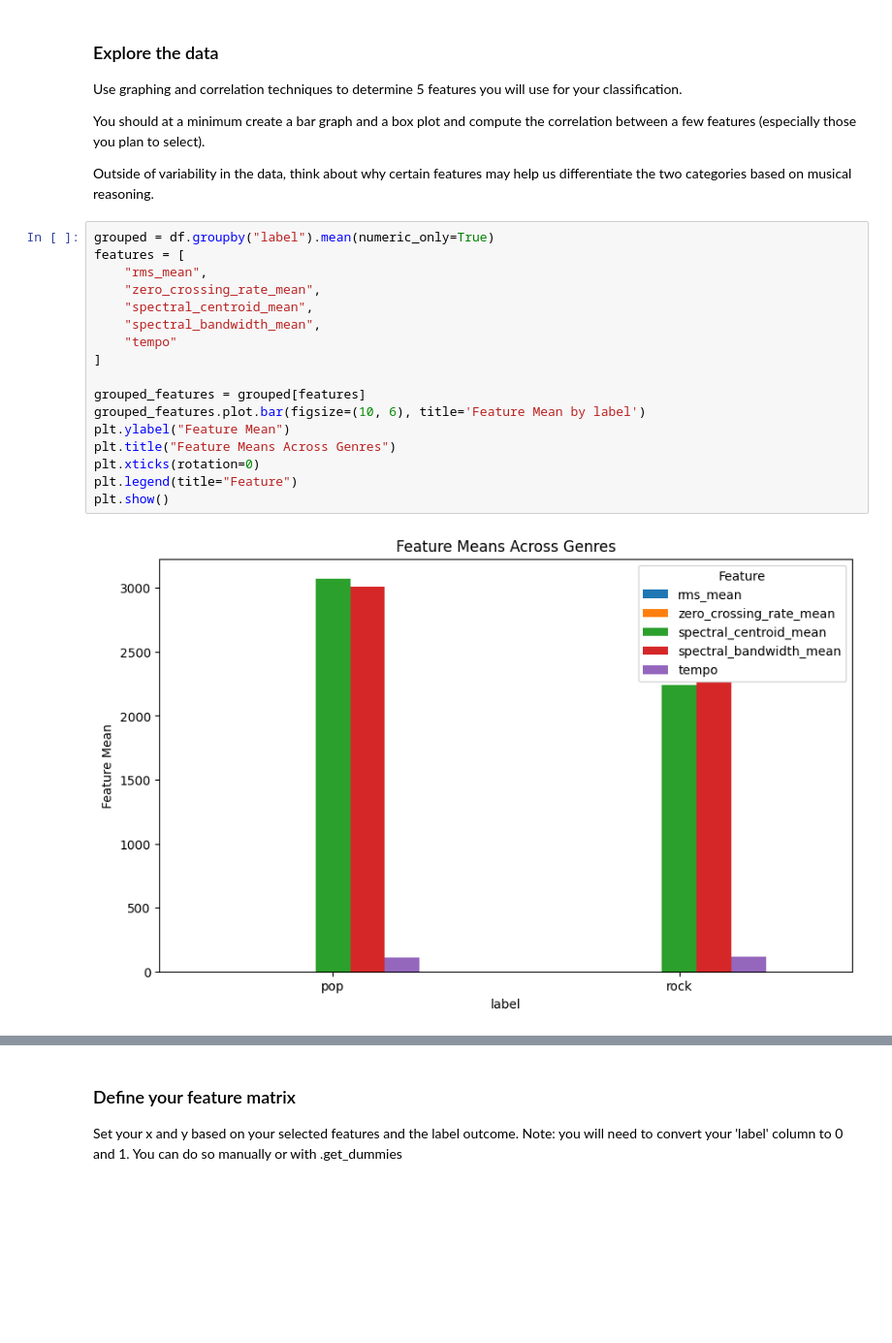
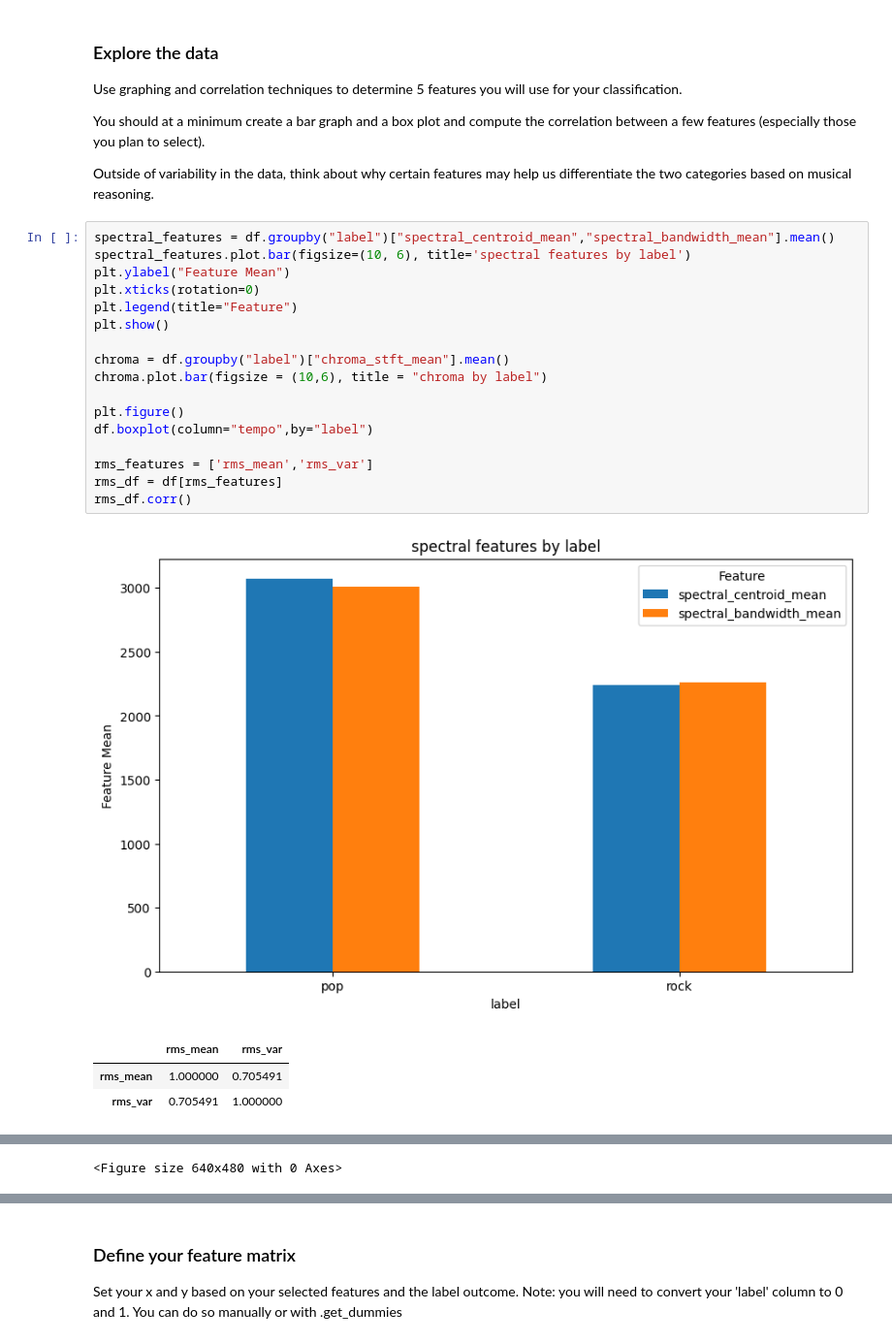
Before and after one commit to Micahlim19/AudioTechII, a Jupyter notebook: Activities/Activity7_PandasRegression.ipynb, the cells around one changed output, grey strips where cells are left out. Shown at 97% size. Drawn from its saved outputs; the diff is of its cells as text; blank space fills up the shorter version.

```diff
--- a/Activities/Activity7_PandasRegression.ipynb
+++ b/Activities/Activity7_PandasRegression.ipynb
@@ -44,21 +44,24 @@ You should at a minimum create a bar graph and a box plot and compute the correl
 
 Outside of variability in the data, think about why certain features may help us differentiate the two categories based on musical reasoning.
 # %%
-grouped = df.groupby("label").mean(numeric_only=True)
-features = [
-    "rms_mean",
-    "zero_crossing_rate_mean",
-    "spectral_centroid_mean",
-    "spectral_bandwidth_mean",
-    "tempo"
-]
-
-grouped_features = grouped[features]
-grouped_features.plot.bar(figsize=(10, 6), title='Feature Mean by label')
+spectral_features = df.groupby("label")["spectral_centroid_mean","spectral_bandwidth_mean"].mean()
+spectral_features.plot.bar(figsize=(10, 6), title='spectral features by label')
 plt.ylabel("Feature Mean")
-plt.title("Feature Means Across Genres")
 plt.xticks(rotation=0)
 plt.legend(title="Feature")
 plt.show()
+
+chroma = df.groupby("label")["chroma_stft_mean"].mean()
+chroma.plot.bar(figsize = (10,6), title = "chroma by label")
+
+plt.figure()
+df.boxplot(column="tempo",by="label")
+
+rms_features = ['rms_mean','rms_var']
+rms_df = df[rms_features]
+rms_df.corr()
 # %% [output]
-[figure, old version]
+[figure, new version]
+|  | rms_mean | rms_var |
+| rms_mean | 1.000000 | 0.705491 |
+| rms_var | 0.705491 | 1.000000 |
@@ -64,0 +69 @@ plt.show()
+<Figure size 640x480 with 0 Axes>
```
Also changed, not shown: parts of 10 cells of this notebook, 1 other file.
